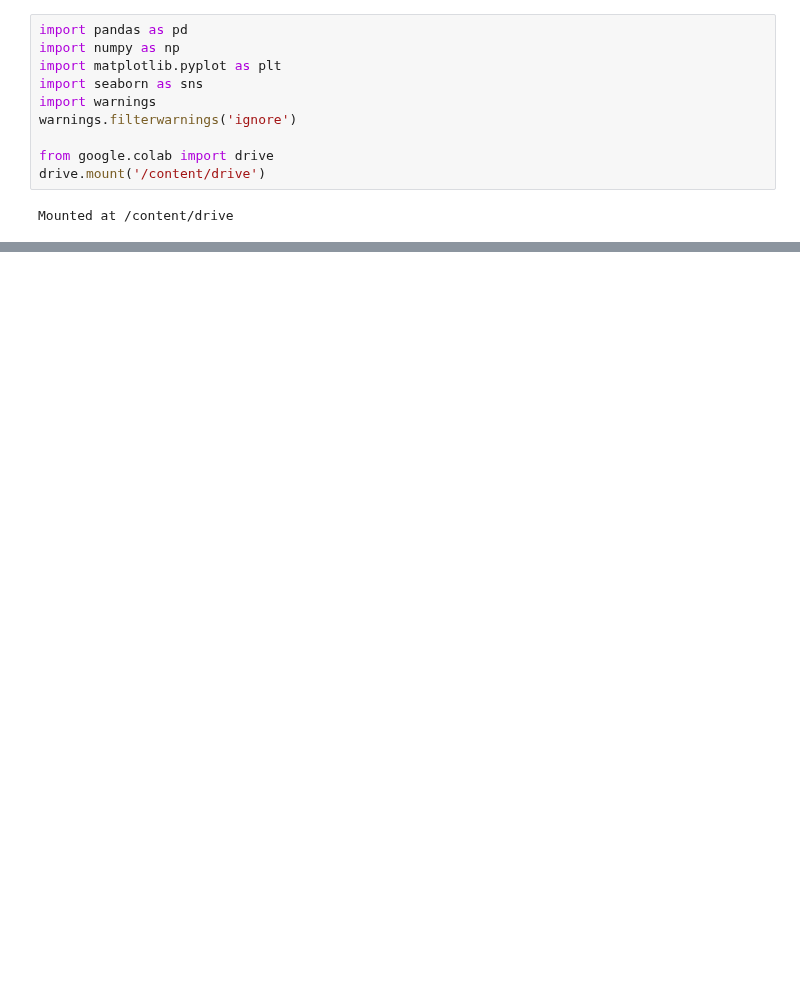
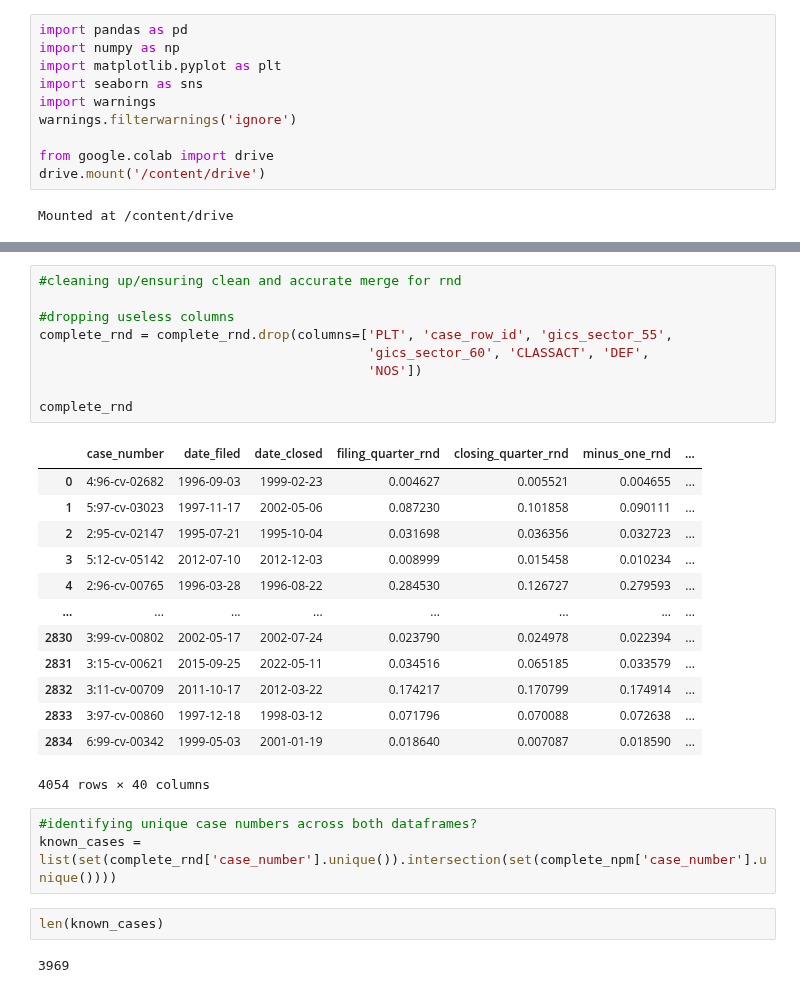
Before and after one commit to Sai0472003/PatentLitigation_Impact, a Jupyter notebook: Causal_Inference.ipynb, the cells around one changed output, grey strips where cells are left out. Drawn from its saved outputs; the diff is of its cells as text; blank space fills up the shorter version.

```diff
--- a/Causal_Inference.ipynb
+++ b/Causal_Inference.ipynb
@@ -38,0 +65,30 @@ Index(['case_row_id', 'case_number', 'date_filed', 'date_closed', 'PLT',
+# %%
+#cleaning up/ensuring clean and accurate merge for rnd
+
+#dropping useless columns
+complete_rnd = complete_rnd.drop(columns=['PLT', 'case_row_id', 'gics_sector_55',
+                                          'gics_sector_60', 'CLASSACT', 'DEF',
+                                          'NOS'])
+
+complete_rnd
+# %% [output]
+|  | case_number | date_filed | date_closed | filing_quarter_rnd | closing_quarter_rnd | minus_one_rnd | ... |
+| 0 | 4:96-cv-02682 | 1996-09-03 | 1999-02-23 | 0.004627 | 0.005521 | 0.004655 | ... |
+| 1 | 5:97-cv-03023 | 1997-11-17 | 2002-05-06 | 0.087230 | 0.101858 | 0.090111 | ... |
+| 2 | 2:95-cv-02147 | 1995-07-21 | 1995-10-04 | 0.031698 | 0.036356 | 0.032723 | ... |
+| 3 | 5:12-cv-05142 | 2012-07-10 | 2012-12-03 | 0.008999 | 0.015458 | 0.010234 | ... |
+| 4 | 2:96-cv-00765 | 1996-03-28 | 1996-08-22 | 0.284530 | 0.126727 | 0.279593 | ... |
+| ... | ... | ... | ... | ... | ... | ... | ... |
+| 2830 | 3:99-cv-00802 | 2002-05-17 | 2002-07-24 | 0.023790 | 0.024978 | 0.022394 | ... |
+| 2831 | 3:15-cv-00621 | 2015-09-25 | 2022-05-11 | 0.034516 | 0.065185 | 0.033579 | ... |
+| 2832 | 3:11-cv-00709 | 2011-10-17 | 2012-03-22 | 0.174217 | 0.170799 | 0.174914 | ... |
+| 2833 | 3:97-cv-00860 | 1997-12-18 | 1998-03-12 | 0.071796 | 0.070088 | 0.072638 | ... |
+| 2834 | 6:99-cv-00342 | 1999-05-03 | 2001-01-19 | 0.018640 | 0.007087 | 0.018590 | ... |
+4054 rows × 40 columns
+# %%
+#identifying unique case numbers across both dataframes?
+known_cases = list(set(complete_rnd['case_number'].unique()).intersection(set(complete_npm['case_number'].unique())))
+# %%
+len(known_cases)
+# %% [output]
+3969
```
Also changed, not shown: parts of 10 cells of this notebook.
